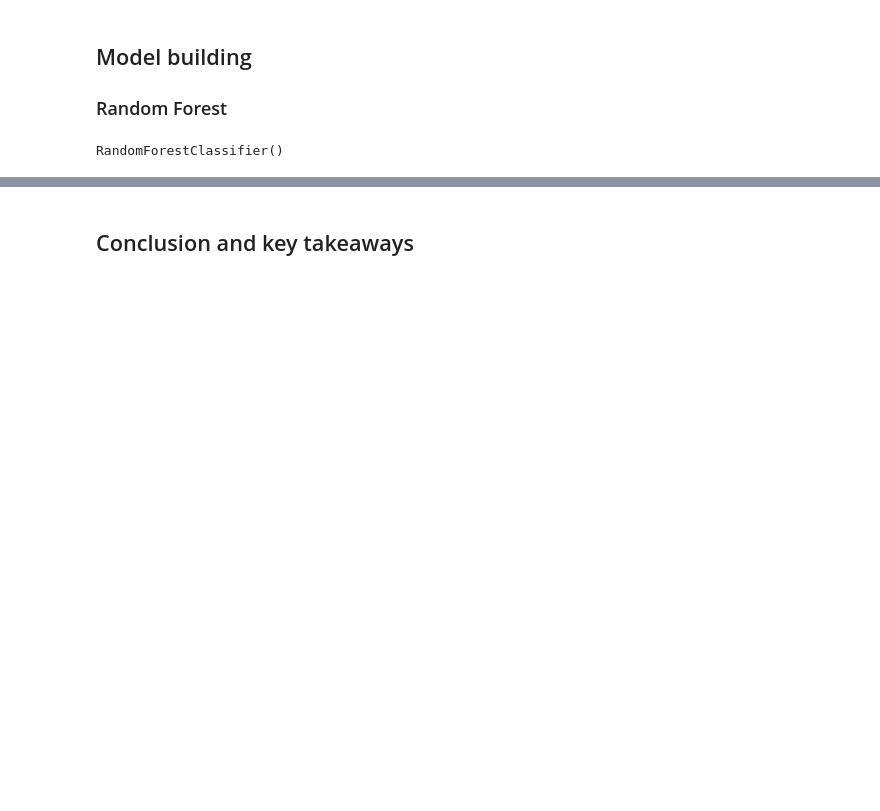
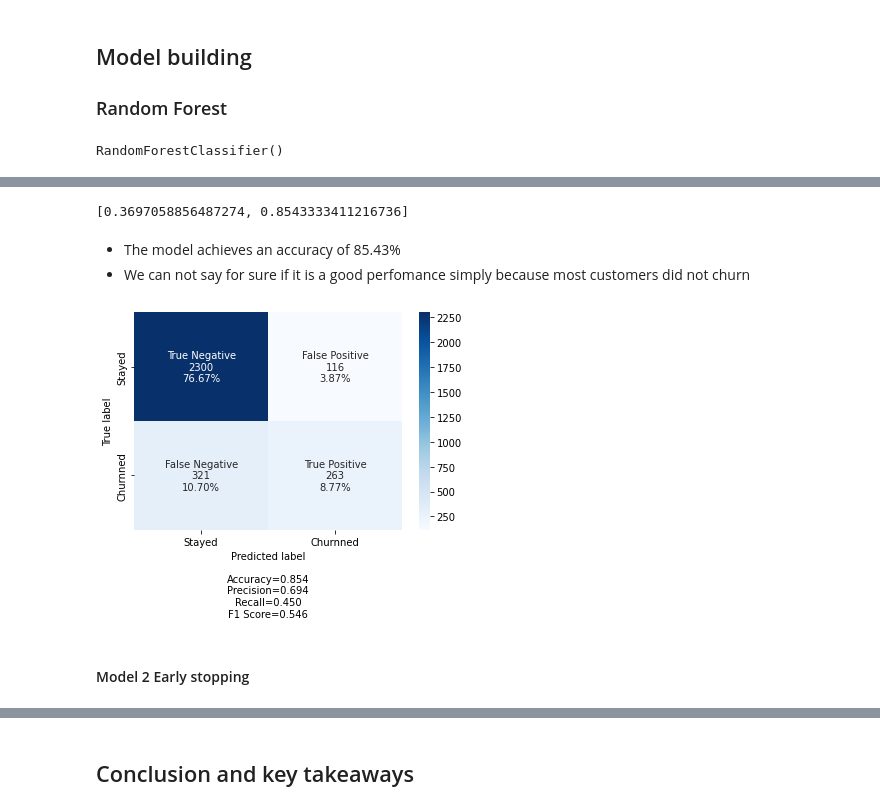
Before and after one commit to cfreeman22/BankChurnPrediction, a Jupyter notebook: BankChurn.ipynb, the cells around one changed output, grey strips where cells are left out. Saved outputs shown, nothing was run; the diff lists cells and outputs as text; code cells hidden in the pictures; blank space fills up the shorter version.

```diff
--- a/BankChurn.ipynb
+++ b/BankChurn.ipynb
@@ -597,0 +645,30 @@ ann.add(tf.keras.layers.Dense(units=1, activation='sigmoid'))
+# %%
+print(score)
+# %% [output]
+[0.3697058856487274, 0.8543333411216736]
+# %% [markdown]
+- The model achieves an accuracy of 85.43%
+- We can not say for sure if it is a good perfomance simply because most customers did not churn
+# %%
+## Confusion Matrix on unsee test set
+import seaborn as sn
+y_pred1 = model.predict(X_test)
+for i in range(len(y_test)):
+    if y_pred1[i]>0.5:
+        y_pred1[i]=1
+    else:
+        y_pred1[i]=0
+
+
+
+cm2=confusion_matrix(y_test, y_pred1)
+labels = ['True Negative','False Positive','False Negative','True Positive']
+categories = [ 'Stayed','Churnned']
+make_confusion_matrix(cm2,
+                      group_names=labels,
+                      categories=categories,
+                      cmap='Blues')
+# %% [output]
+[figure, added]
+# %% [markdown]
+####  Model 2 Early stopping
```
Also changed, not shown: parts of 38 cells of this notebook.
